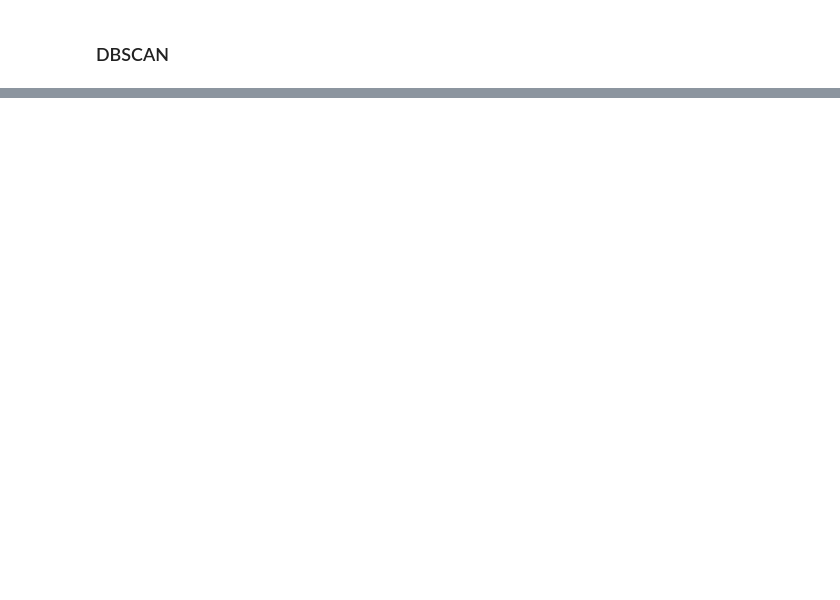
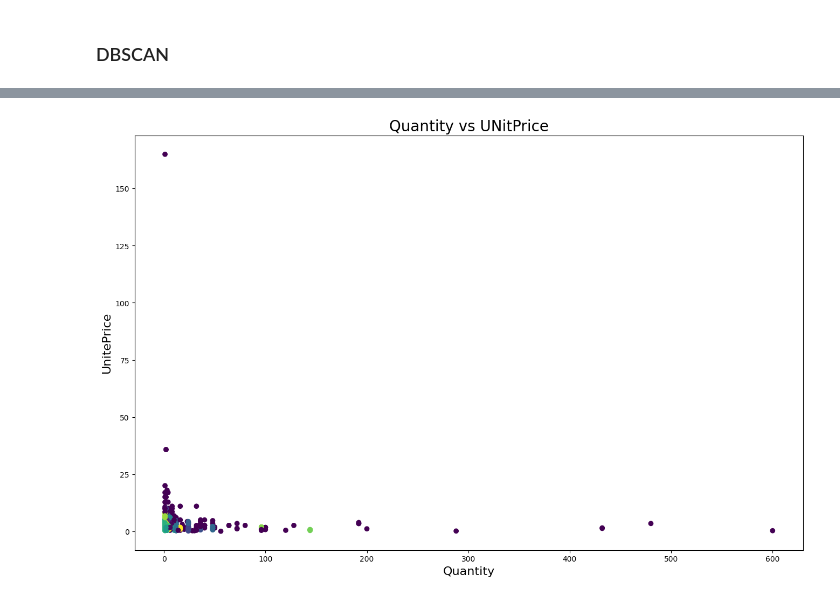
Before and after one commit to armhijacker/customer_behaviour, a Jupyter notebook: Week_4_Outlier_Detection_and_NAs_2.ipynb, the cells around one changed output, grey strips where cells are left out. Saved outputs shown, nothing was run; the diff lists cells and outputs as text; code cells hidden in the pictures; blank space fills up the shorter version.

```diff
--- a/Week_4_Outlier_Detection_and_NAs_2.ipynb
+++ b/Week_4_Outlier_Detection_and_NAs_2.ipynb
@@ -182,20 +213,23 @@ df = df[df['zscore']<3]
 # %%
 from sklearn.cluster import DBSCAN
 
 # dbscan_data = data[['Quantity', 'UnitPrice']][:1000]
 dbscan_data = df[['Quantity', 'UnitPrice']][:1000]
+dbscan_data = dbscan_data.dropna()
 
 # DBSCAN model with parameters
 model = DBSCAN().fit(dbscan_data)
 
 # Scatter plot function
 colors = model.labels_
 plt.figure(figsize=(16, 10))
 plt.scatter(dbscan_data.Quantity, dbscan_data.UnitPrice, c=colors)
 plt.xlabel('Quantity', fontsize=16)
 plt.ylabel('UnitePrice', fontsize=16)
 plt.title('Quantity vs UNitPrice', fontsize=20)
 plt.show()
+# %% [output]
+[figure, added]
 # %%
 # Checking for outliers
 target = dbscan_data.Quantity
```
Also changed, not shown: parts of 6 cells of this notebook, 4 other files.
